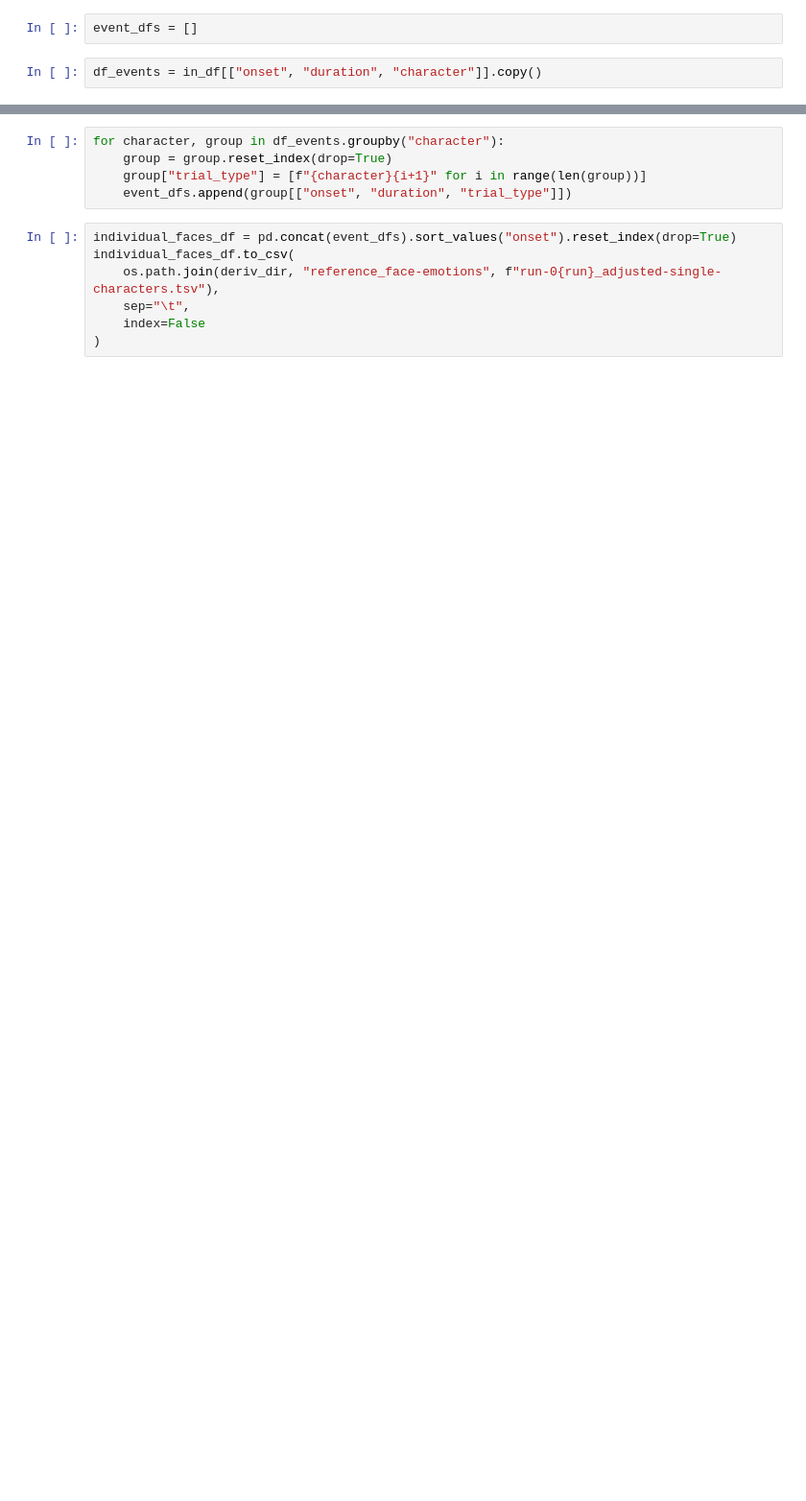
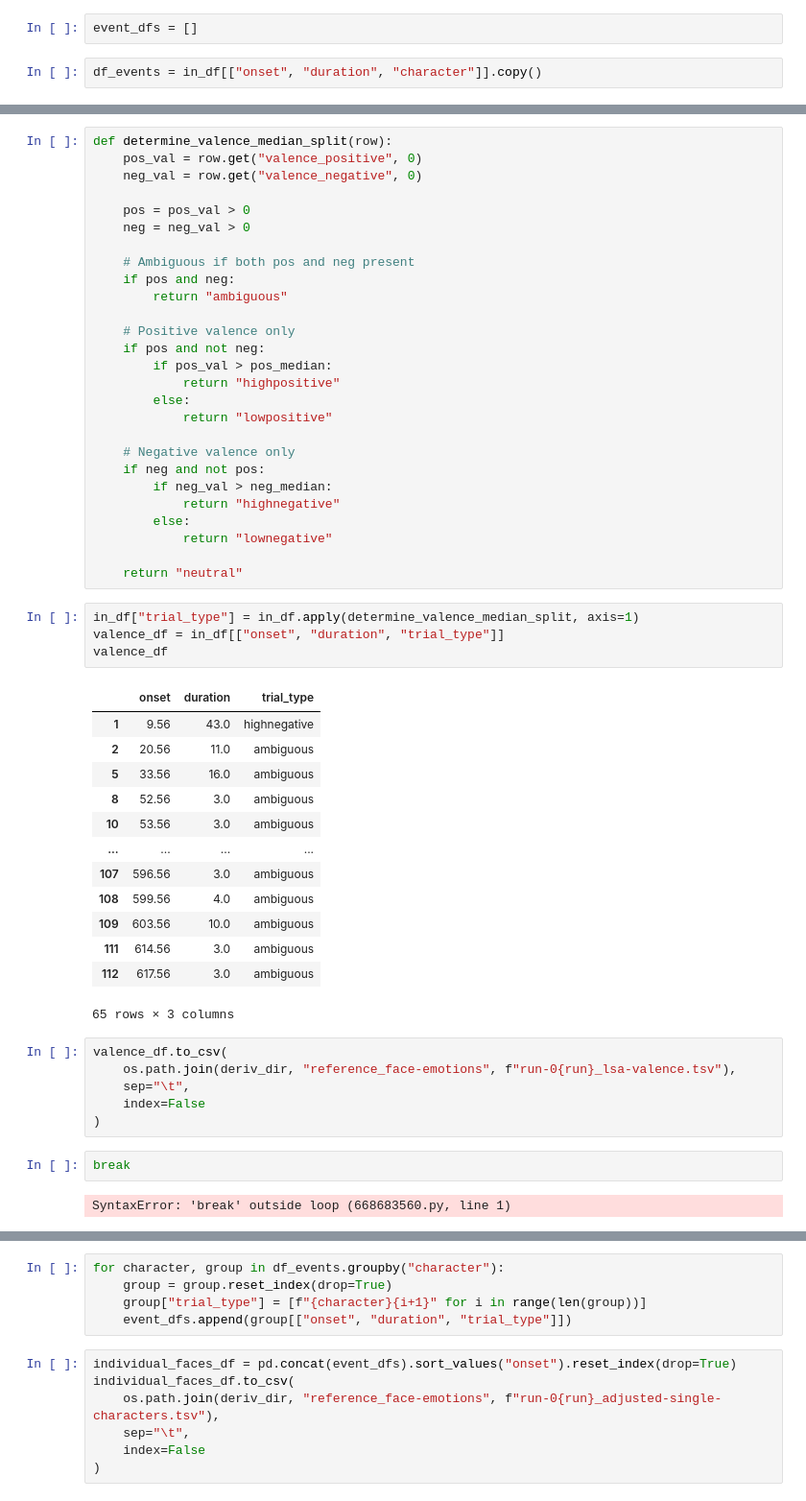
Before and after one commit to nimarek/study-gaze-tracks, a Jupyter notebook: events/perceived-emotions_annotations.ipynb, the cells around one changed output, grey strips where cells are left out. Shown: that part at 96% size. Cells and saved outputs as stored; diff of their text form; blank space fills up the shorter version.

```diff
--- a/events/perceived-emotions_annotations.ipynb
+++ b/events/perceived-emotions_annotations.ipynb
@@ -57,0 +132,55 @@ df_events = in_df[["onset", "duration", "character"]].copy()
+# %%
+def determine_valence_median_split(row):
+    pos_val = row.get("valence_positive", 0)
+    neg_val = row.get("valence_negative", 0)
+
+    pos = pos_val > 0
+    neg = neg_val > 0
+
+    # Ambiguous if both pos and neg present
+    if pos and neg:
+        return "ambiguous"
+
+    # Positive valence only
+    if pos and not neg:
+        if pos_val > pos_median:
+            return "highpositive"
+        else:
+            return "lowpositive"
+
+    # Negative valence only
+    if neg and not pos:
+        if neg_val > neg_median:
+            return "highnegative"
+        else:
+            return "lownegative"
+
+    return "neutral"
+# %%
+in_df["trial_type"] = in_df.apply(determine_valence_median_split, axis=1)
+valence_df = in_df[["onset", "duration", "trial_type"]]
+valence_df
+# %% [output]
+|  | onset | duration | trial_type |
+| 1 | 9.56 | 43.0 | highnegative |
+| 2 | 20.56 | 11.0 | ambiguous |
+| 5 | 33.56 | 16.0 | ambiguous |
+| 8 | 52.56 | 3.0 | ambiguous |
+| 10 | 53.56 | 3.0 | ambiguous |
+| ... | ... | ... | ... |
+| 107 | 596.56 | 3.0 | ambiguous |
+| 108 | 599.56 | 4.0 | ambiguous |
+| 109 | 603.56 | 10.0 | ambiguous |
+| 111 | 614.56 | 3.0 | ambiguous |
+| 112 | 617.56 | 3.0 | ambiguous |
+65 rows × 3 columns
+# %%
+valence_df.to_csv(
+    os.path.join(deriv_dir, "reference_face-emotions", f"run-0{run}_lsa-valence.tsv"),
+    sep="\t",
+    index=False
+)
+# %%
+break
+# %% [output]
+SyntaxError: 'break' outside loop (668683560.py, line 1)
```
Also changed, not shown: parts of 29 cells of this notebook, 2 other files.
